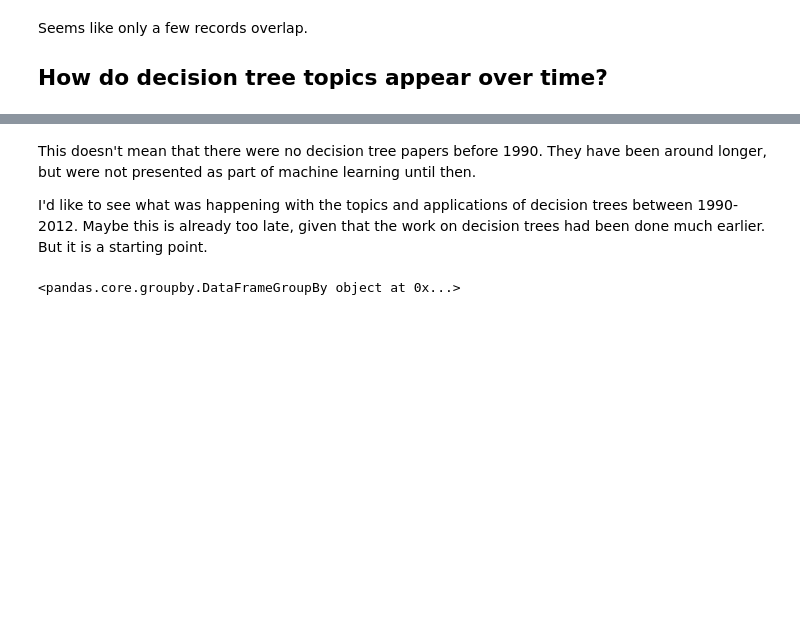
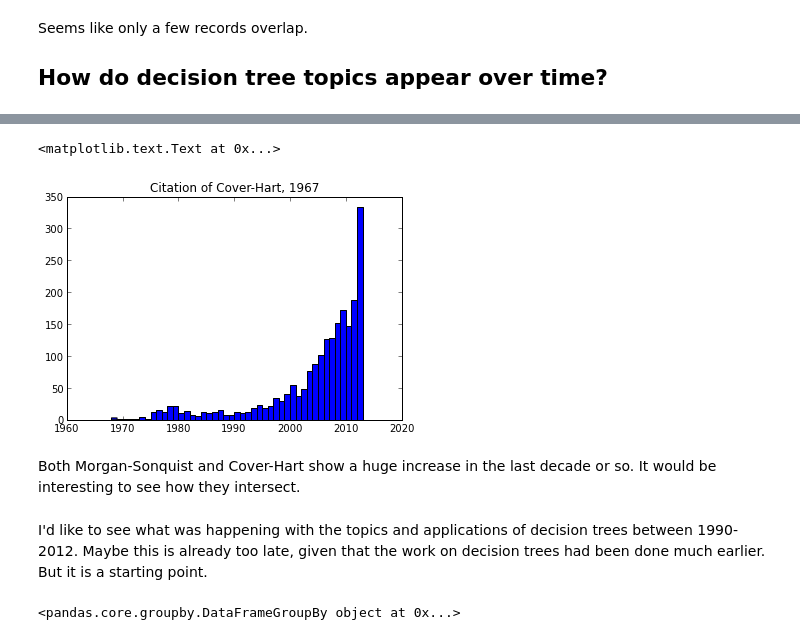
Before and after one commit to datapractice/machinelearners, a Jupyter notebook: ml_lit/svm_nn_dt_movement.ipynb, the cells around one changed output, grey strips where cells are left out. Cells and saved outputs as stored; diff of their text form; code cells hidden in the pictures; blank space fills up the shorter version.

```diff
--- a/ml_lit/svm_nn_dt_movement.ipynb
+++ b/ml_lit/svm_nn_dt_movement.ipynb
@@ -73,6 +120,13 @@ plt.show()
+# %%
+cover_df = ml.load_records('data/cover_hart_WOS/')
+plt.hist(cover_df.PY, bins=cover_df.PY.max()-cover_df.PY.min())
+plt.title('Citation of Cover-Hart, 1967')
+# %% [output]
+<matplotlib.text.Text at 0x...>
+[figure, added]
+# %% [markdown]
+Both Morgan-Sonquist and Cover-Hart show a huge increase in the last decade or so. It would be interesting to see how they intersect.
 # %% [markdown]
-This doesn't mean that there were no decision tree papers before 1990. They have been around longer, but were not presented as part of machine learning until then.
-
 I'd like to see what was happening with the topics and applications of decision trees between 1990-2012. Maybe this is already too late, given that the work on decision trees had been done much earlier. But it is a starting point.
 # %%
 # get all the techniques from my list of techniques
```
Also changed, not shown: parts of 9 cells of this notebook, 11 other files.
